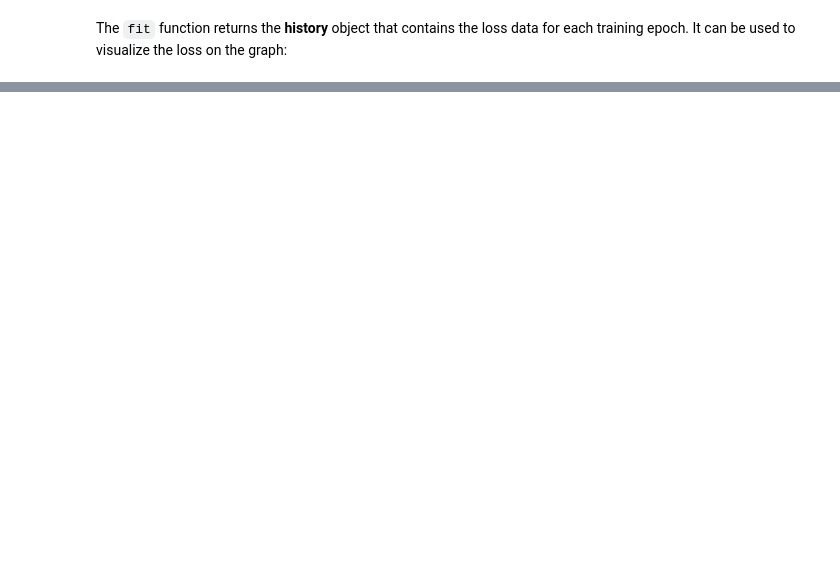
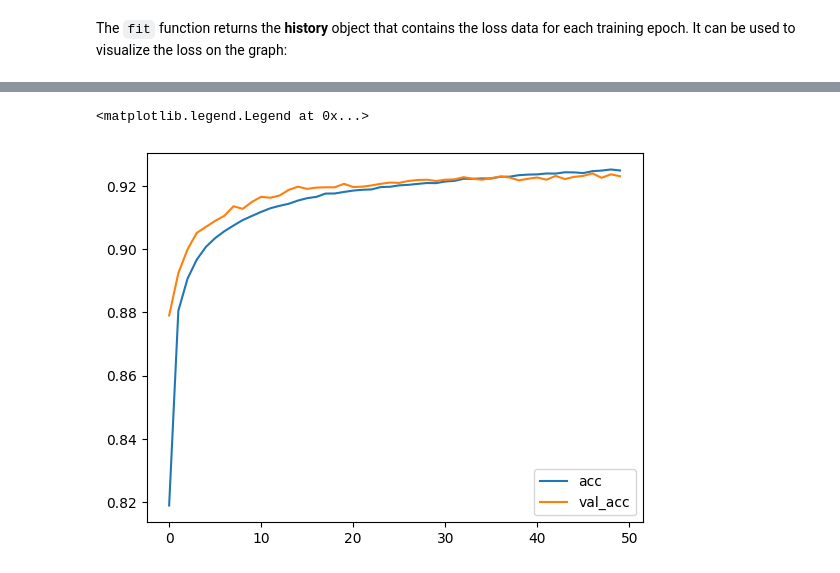
Before and after one commit to nettoflix/intro-computer-vision-tensorflow, a Jupyter notebook: script.ipynb, the cells around one changed output, grey strips where cells are left out. Cells and saved outputs as stored; diff of their text form; code cells hidden in the pictures; blank space fills up the shorter version.

```diff
--- a/script.ipynb
+++ b/script.ipynb
@@ -263,0 +300,6 @@ plt.legend()
+# %%
+model = keras.models.Sequential([
+        keras.layers.Flatten(input_shape=(28,28)),
+        keras.layers.Dense(10,activation='softmax')])
+model.compile(optimizer=keras.optimizers.SGD(momentum=0.5),loss='categorical_crossentropy',metrics=['acc'])
+hist = model.fit(x_train,y_train_onehot,validation_data=(x_test,y_test_onehot), epochs=50, batch_size=64)
@@ -263,0 +324,7 @@ plt.legend()
+# %%
+for x in ['acc','val_acc']:
+    plt.plot(hist.history[x], label=x)
+plt.legend()
+# %% [output]
+<matplotlib.legend.Legend at 0x...>
+[figure, added]
```
Also changed, not shown: parts of 18 cells of this notebook, 1 other file.
